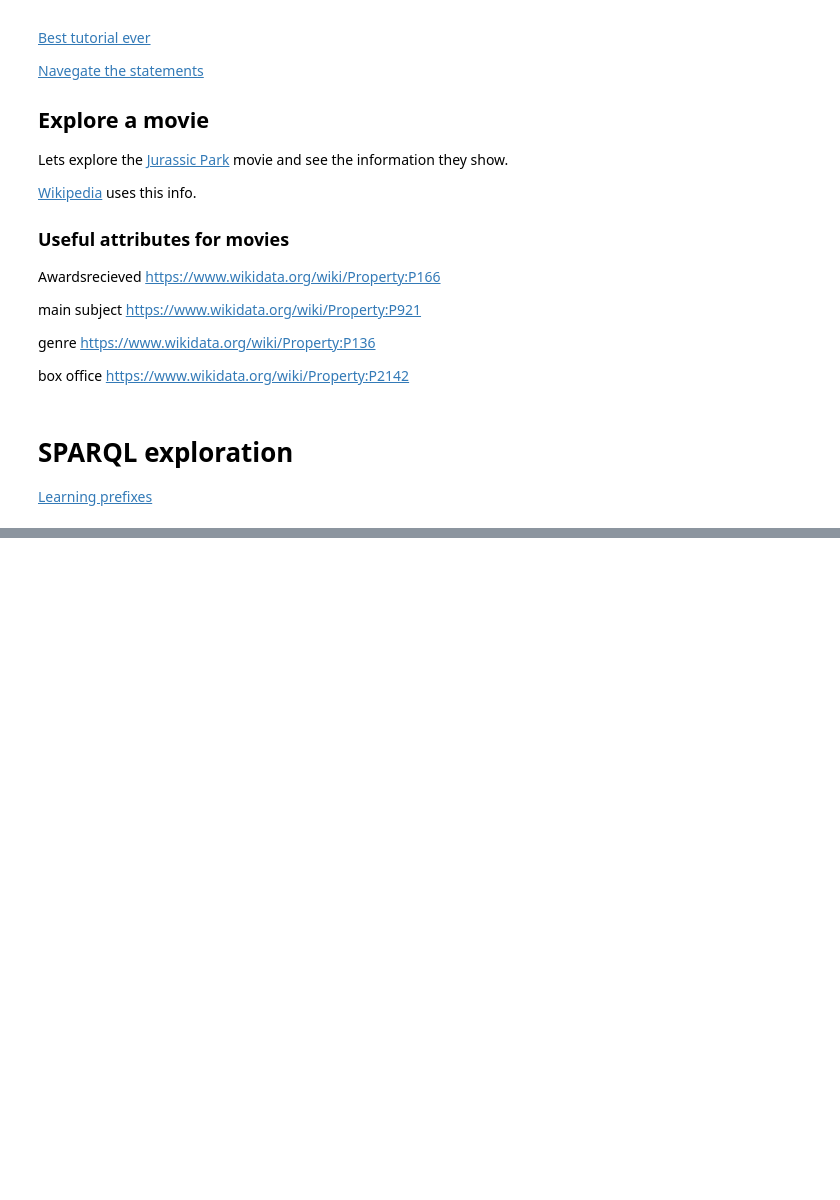
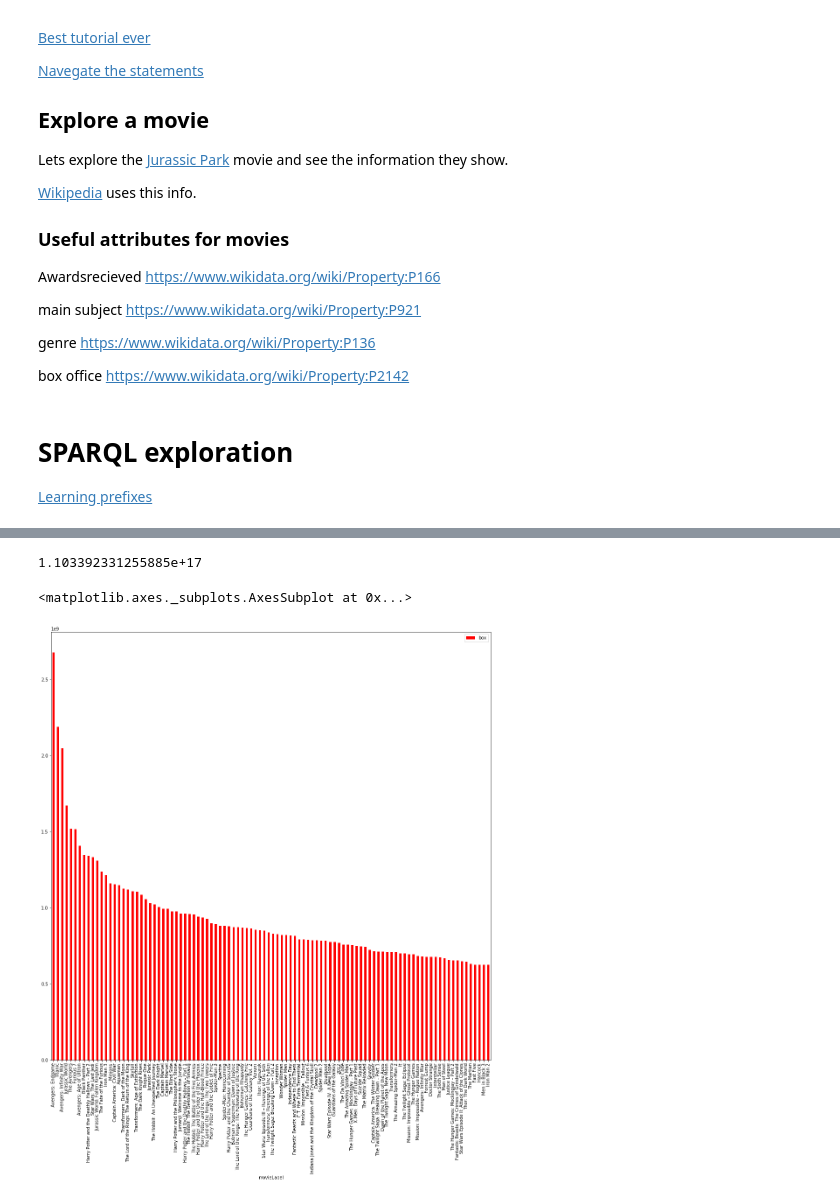
Before and after one commit to cnarvaa/movie_graph_explorer, a Jupyter notebook: knowledge_graphs.ipynb, the cells around one changed output, grey strips where cells are left out. Saved outputs shown, nothing was run; the diff lists cells and outputs as text; code cells hidden in the pictures; blank space fills up the shorter version.

Commit message:
some new queries to explore data

```diff
--- a/knowledge_graphs.ipynb
+++ b/knowledge_graphs.ipynb
@@ -214,6 +265,7 @@ data = r.json()
 data = jmespath.search("values({headers:[head.vars], data:results.bindings | map(&values(@),@)[*][*].value})[]", data)
 headers = data.pop(0)
 data = DataFrame(data, columns=headers)
+data.box = data.box.astype(float)
 # %%
 data
 # %% [output]
@@ -237 +289,10 @@ data
 100 rows × 3 columns
+# %%
+data.box.var()
+# %% [output]
+1.103392331255885e+17
+# %%
+data.plot(kind='bar',x='movieLabel',y='box',color='red', figsize=(18,18))
+# %% [output]
+<matplotlib.axes._subplots.AxesSubplot at 0x...>
+[figure, added]
```
Also changed, not shown: parts of 2 cells of this notebook.
